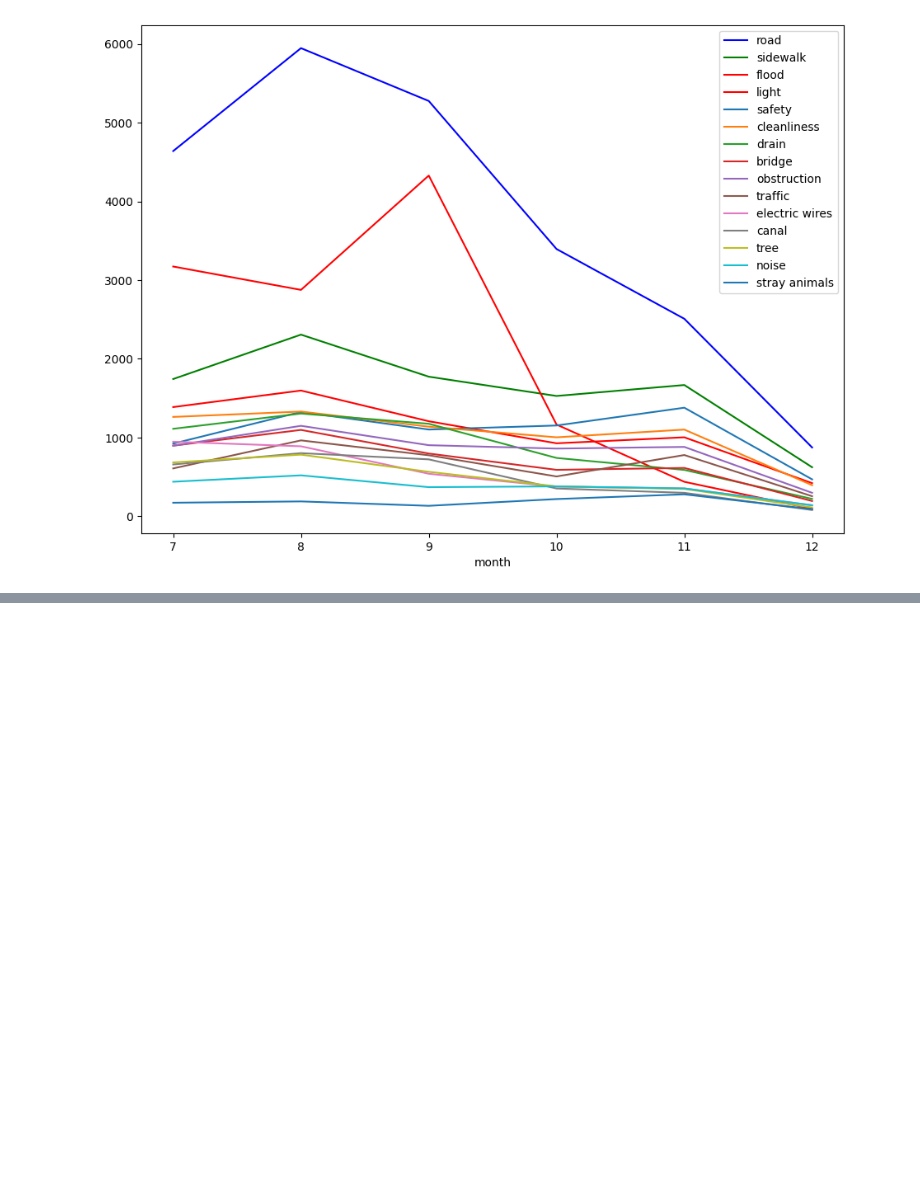
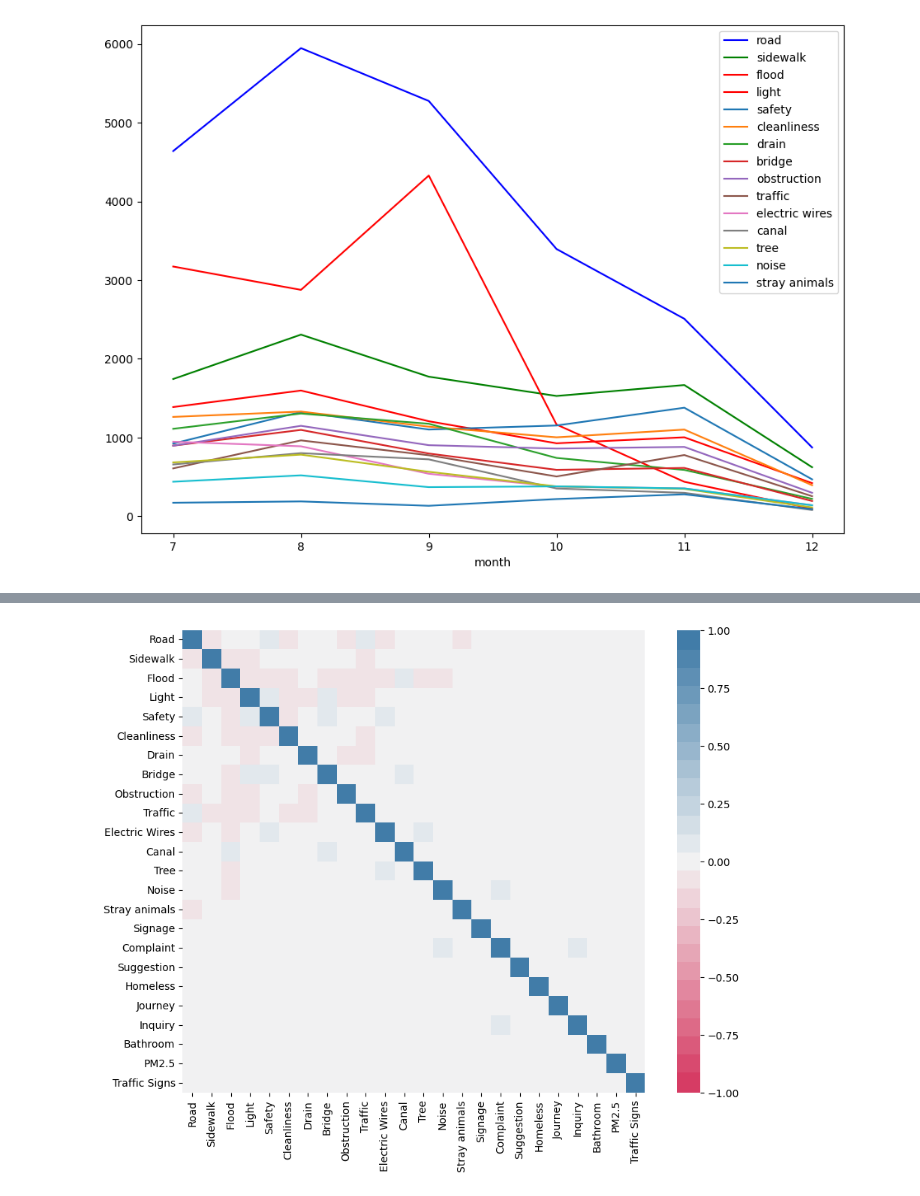
Before and after one commit to motethansen/traffy-bangkok-2022, a Jupyter notebook: Traffy_chadchart_csv.ipynb, the cells around one changed output, grey strips where cells are left out. Cells and saved outputs as stored; diff of their text form; code cells hidden in the pictures; blank space fills up the shorter version.

Commit message:
added graphs

```diff
--- a/Traffy_chadchart_csv.ipynb
+++ b/Traffy_chadchart_csv.ipynb
@@ -289,3 +290,10 @@ df_types.plot(kind='line',x='month',y='stray animals', ax=ax)
 plt.show()
 # %% [output]
 [figure]
+# %%
+df_traffy_corr = df_traffycol[[ 'Road', 'Sidewalk', 'Flood', 'Light', 'Safety', 'Cleanliness',
+       'Drain', 'Bridge', 'Obstruction', 'Traffic', 'Electric Wires', 'Canal',
+       'Tree', 'Noise', 'Stray animals', 'Signage', 'Complaint', 'Suggestion',
+       'Homeless', 'Journey', 'Inquiry', 'Bathroom', 'PM2.5', 'Traffic Signs']]
+
+df_traffy_corr.corr()
@@ -291,0 +318,18 @@ plt.show()
+# %%
+import seaborn as sns
+import matplotlib.pyplot as plt
+
+dims = (11, 8)
+fig = plt.subplots(figsize=dims)
+correlation_full_health = df_traffy_corr.corr().round(3)
+
+axis_corr = sns.heatmap(
+correlation_full_health,
+vmin=-1, vmax=1, center=0,
+cmap=sns.diverging_palette(2, 600, n=25),
+square=True, annot=False
+)
+
+plt.show()
+# %% [output]
+[figure, added]
```
Also changed, not shown: parts of 6 cells of this notebook, 2 other files.
